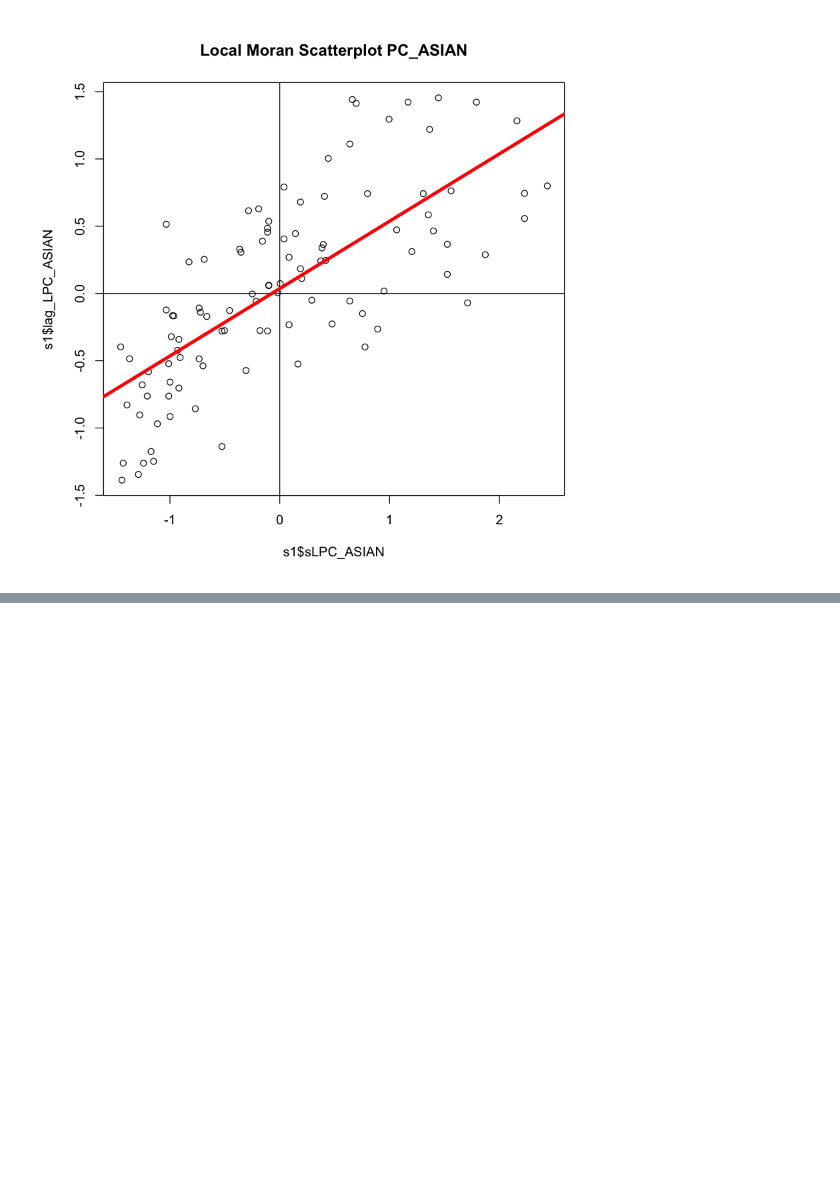
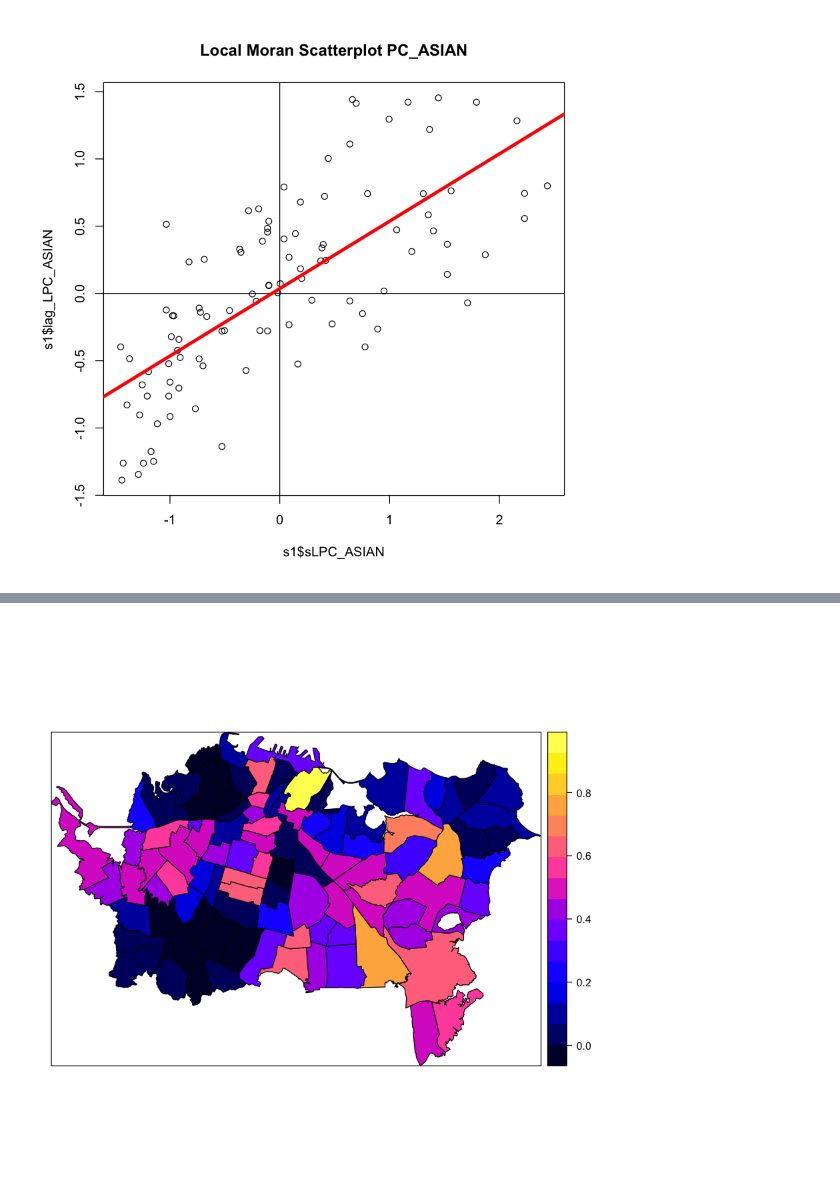
Before and after one commit to xrwang/geog187-notebooks, a Jupyter notebook: lab1-spatial autocorrelation.ipynb, the cells around one changed output, grey strips where cells are left out. Cells and saved outputs as stored; diff of their text form; code cells hidden in the pictures; blank space fills up the shorter version.

```diff
--- a/lab1-spatial autocorrelation.ipynb
+++ b/lab1-spatial autocorrelation.ipynb
@@ -389,0 +482,31 @@ legend("topleft", legend = labels, fill = colors, bty = "n")
+# %%
+# identify the moran plot quadrant for each observation to make the P-significance cluster map
+s1$P_SIG <- 0
+s1$P_SIGB <- 0
+#locm[, 5]
+#s1$sLPC_ASIAN >= 0
+#s1$lag_LPC_ASIAN
+#locm[,5]
+#locm
+
+s1@data['P_SIG'] <- locm[, 5]
+
+#breaks <- findInterval(s1$P_SIG, breaks)
+
+#breaks <- c(0,0.0001,0.001,0.01,0.05)
+#breaks <- classIntervals(s1$P_SIG, n=5, style="fixed", fixedBreaks=c(0.0001,0.001,0.01,0.05))
+#pal  <- colorRampPalette(brewer.pal(breaks, "Greens"))
+#classIntervals(s1$PC_ASIAN, n = 7, style = "equal")$brks
+
+#spplot(s1, c('P_SIG'), cut)
+spplot(s1, z='P_SIG')
+#main=list(label="Local Moran's I, LISA Cluster Map",cex=1))
+#s1@data[(s1$sLPC_ASIAN >= 0 & s1$lag_LPC_ASIAN >= 0) & (locm[, 5] <= 0.05), "P_SIG"] <- 1
+#s1@data[(s1$sLPC_ASIAN <= 0 & s1$lag_LPC_ASIAN <= 0) & (locm[, 5] <= 0.05), "P_SIG"] <- 2
+#s1@data[(s1$sLPC_ASIAN >= 0 & s1$lag_LPC_ASIAN <= 0) & (locm[, 5] <= 0.05), "P_SIG"] <- 3
+#s1@data[(s1$sLPC_ASIAN >= 0 & s1$lag_LPC_ASIAN <= 0) & (locm[, 5] <= 0.05), "P_SIG"] <- 4
+#s1@data[(s1$sLPC_ASIAN <= 0 & s1$lag_LPC_ASIAN >= 0) & (locm[, 5] <= 0.05), "P_SIG"] <- 5
+
+#s1@data
+# %% [output]
+[figure, added]
```
Also changed, not shown: parts of 31 cells of this notebook.
